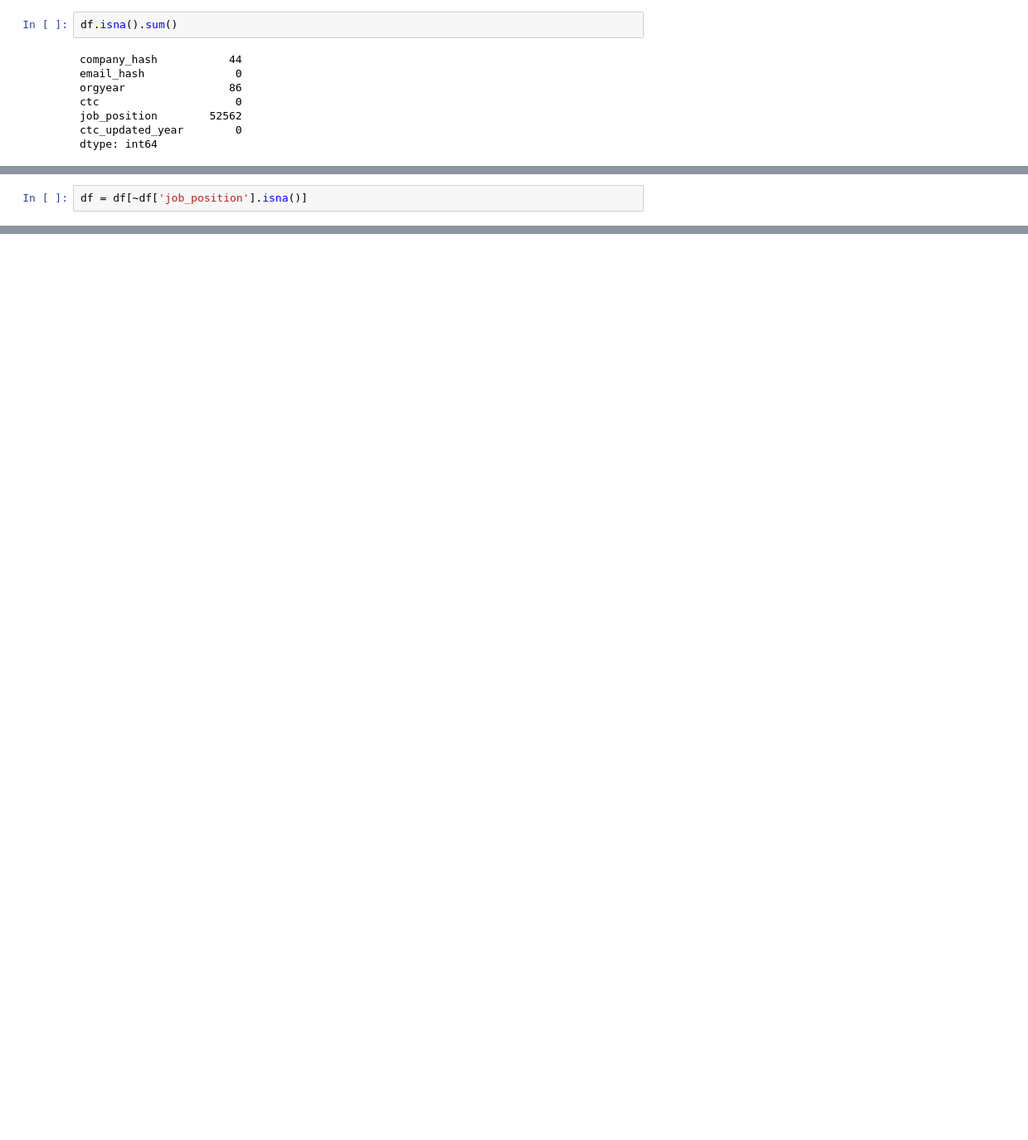
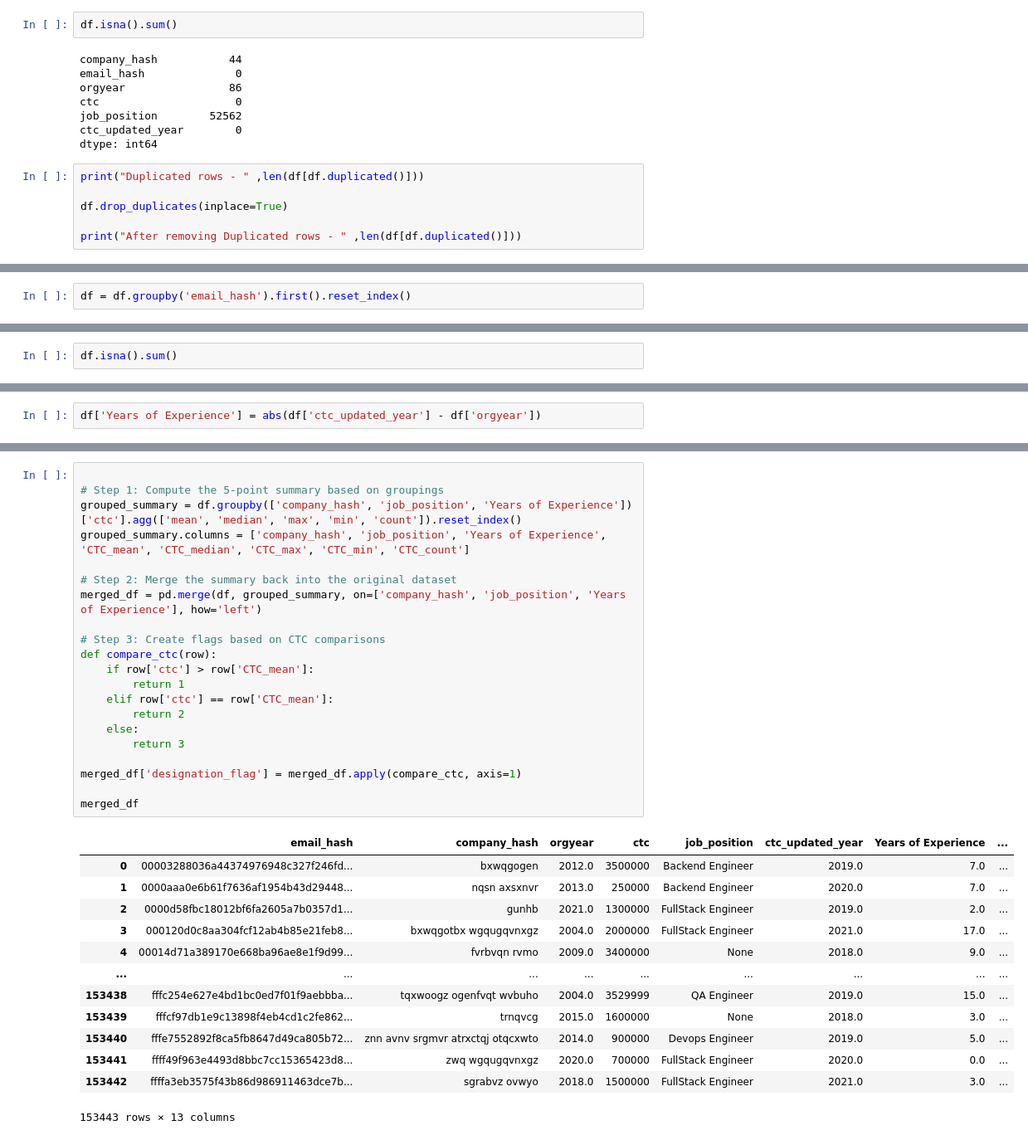
Before and after one commit to atomikkus/clustering_unsupervised, a Jupyter notebook: clustering_ul.ipynb, the cells around one changed output, grey strips where cells are left out. Shown at 83% size. Cells and saved outputs as stored; diff of their text form; blank space fills up the shorter version.

```diff
--- a/clustering_ul.ipynb
+++ b/clustering_ul.ipynb
@@ -30,3 +35,9 @@ ctc                     0
 job_position        52562
 ctc_updated_year        0
 dtype: int64
+# %%
+print("Duplicated rows - " ,len(df[df.duplicated()]))
+
+df.drop_duplicates(inplace=True)
+
+print("After removing Duplicated rows - " ,len(df[df.duplicated()]))
@@ -32,0 +104,2 @@ dtype: int64
+# %%
+df = df.groupby('email_hash').first().reset_index()
@@ -33,2 +127,2 @@ dtype: int64
 # %%
-df = df[~df['job_position'].isna()]
+df.isna().sum()
@@ -50,0 +137,2 @@ df['job_position'].value_counts().reset_index()
+# %%
+df['Years of Experience'] = abs(df['ctc_updated_year'] - df['orgyear'])
@@ -50,0 +207,35 @@ df['job_position'].value_counts().reset_index()
+# %%
+
+# Step 1: Compute the 5-point summary based on groupings
+grouped_summary = df.groupby(['company_hash', 'job_position', 'Years of Experience'])['ctc'].agg(['mean', 'median', 'max', 'min', 'count']).reset_index()
+grouped_summary.columns = ['company_hash', 'job_position', 'Years of Experience', 'CTC_mean', 'CTC_median', 'CTC_max', 'CTC_min', 'CTC_count']
+
+# Step 2: Merge the summary back into the original dataset
+merged_df = pd.merge(df, grouped_summary, on=['company_hash', 'job_position', 'Years of Experience'], how='left')
+
+# Step 3: Create flags based on CTC comparisons
+def compare_ctc(row):
+    if row['ctc'] > row['CTC_mean']:
+        return 1
+    elif row['ctc'] == row['CTC_mean']:
+        return 2
+    else:
+        return 3
+
+merged_df['designation_flag'] = merged_df.apply(compare_ctc, axis=1)
+
+merged_df
+# %% [output]
+|  | email_hash | company_hash | orgyear | ctc | job_position | ctc_updated_year | Years of Experience | ... |
+| 0 | 00003288036a44374976948c327f246fd... | bxwqgogen | 2012.0 | 3500000 | Backend Engineer | 2019.0 | 7.0 | ... |
+| 1 | 0000aaa0e6b61f7636af1954b43d29448... | nqsn axsxnvr | 2013.0 | 250000 | Backend Engineer | 2020.0 | 7.0 | ... |
+| 2 | 0000d58fbc18012bf6fa2605a7b0357d1... | gunhb | 2021.0 | 1300000 | FullStack Engineer | 2019.0 | 2.0 | ... |
+| 3 | 000120d0c8aa304fcf12ab4b85e21feb8... | bxwqgotbx wgqugqvnxgz | 2004.0 | 2000000 | FullStack Engineer | 2021.0 | 17.0 | ... |
+| 4 | 00014d71a389170e668ba96ae8e1f9d99... | fvrbvqn rvmo | 2009.0 | 3400000 | None | 2018.0 | 9.0 | ... |
+| ... | ... | ... | ... | ... | ... | ... | ... | ... |
+| 153438 | fffc254e627e4bd1bc0ed7f01f9aebbba... | tqxwoogz ogenfvqt wvbuho | 2004.0 | 3529999 | QA Engineer | 2019.0 | 15.0 | ... |
+| 153439 | fffcf97db1e9c13898f4eb4cd1c2fe862... | trnqvcg | 2015.0 | 1600000 | None | 2018.0 | 3.0 | ... |
+| 153440 | fffe7552892f8ca5fb8647d49ca805b72... | znn avnv srgmvr atrxctqj otqcxwto | 2014.0 | 900000 | Devops Engineer | 2019.0 | 5.0 | ... |
+| 153441 | ffff49f963e4493d8bbc7cc15365423d8... | zwq wgqugqvnxgz | 2020.0 | 700000 | FullStack Engineer | 2020.0 | 0.0 | ... |
+| 153442 | ffffa3eb3575f43b86d986911463dce7b... | sgrabvz ovwyo | 2018.0 | 1500000 | FullStack Engineer | 2021.0 | 3.0 | ... |
+153443 rows × 13 columns
```
Also changed, not shown: parts of 20 cells of this notebook.
